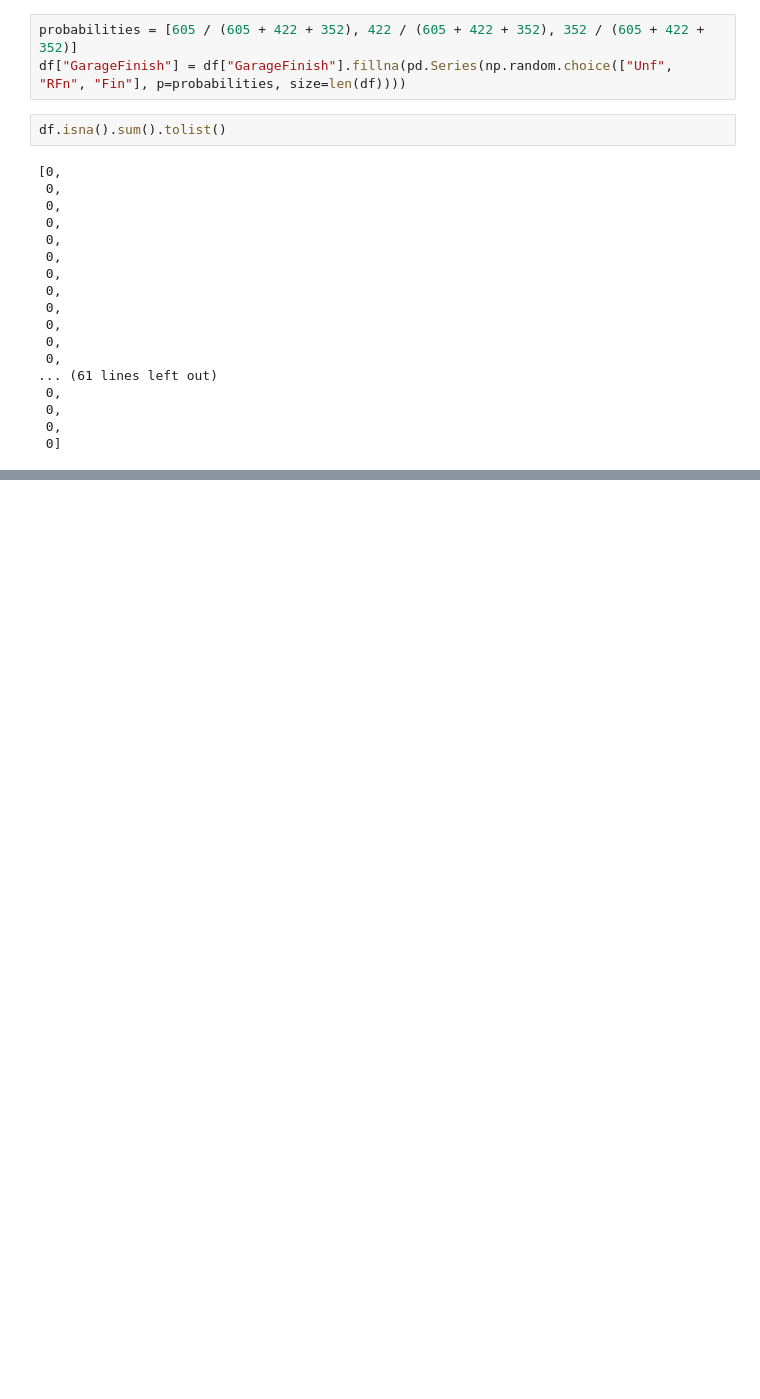
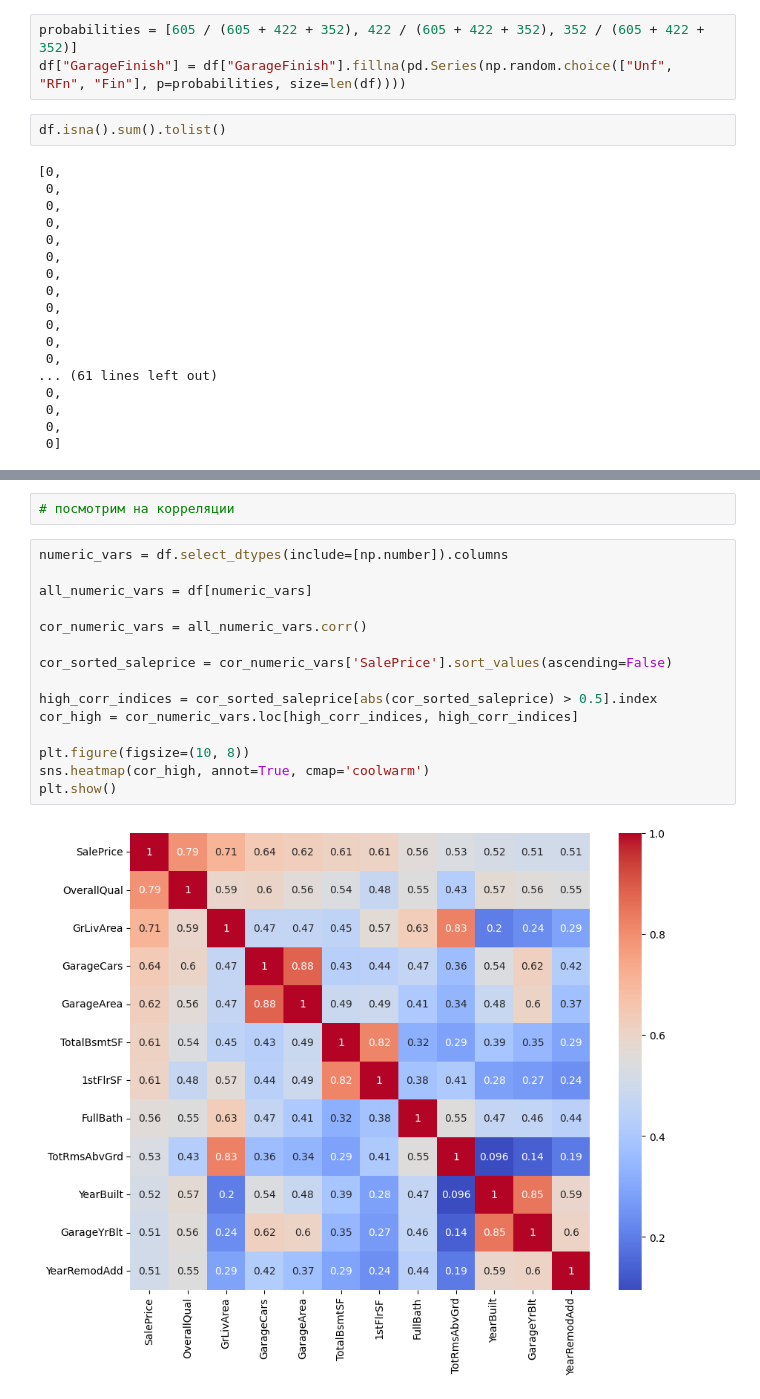
Before and after one commit to tynegr/Data_Analysis_HSE, a Jupyter notebook: script_and_data/eda.ipynb, the cells around one changed output, grey strips where cells are left out. Saved outputs shown, nothing was run; the diff lists cells and outputs as text; blank space fills up the shorter version.

```diff
--- a/script_and_data/eda.ipynb
+++ b/script_and_data/eda.ipynb
@@ -483,0 +520,19 @@ df.isna().sum().tolist()
+# %%
+# посмотрим на корреляции
+# %%
+numeric_vars = df.select_dtypes(include=[np.number]).columns
+
+all_numeric_vars = df[numeric_vars]
+
+cor_numeric_vars = all_numeric_vars.corr()
+
+cor_sorted_saleprice = cor_numeric_vars['SalePrice'].sort_values(ascending=False)
+
+high_corr_indices = cor_sorted_saleprice[abs(cor_sorted_saleprice) > 0.5].index
+cor_high = cor_numeric_vars.loc[high_corr_indices, high_corr_indices]
+
+plt.figure(figsize=(10, 8))
+sns.heatmap(cor_high, annot=True, cmap='coolwarm')
+plt.show()
+# %% [output]
+[figure, added]
```
Also changed, not shown: parts of 33 cells of this notebook.
